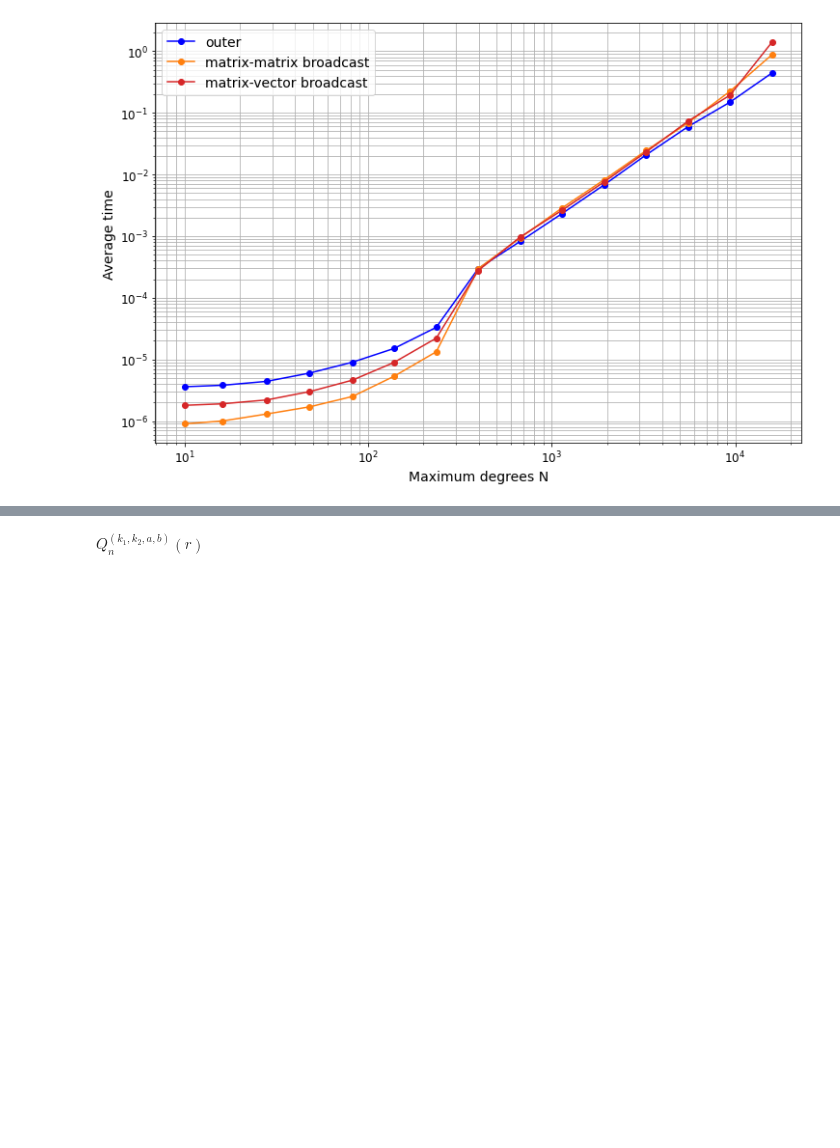
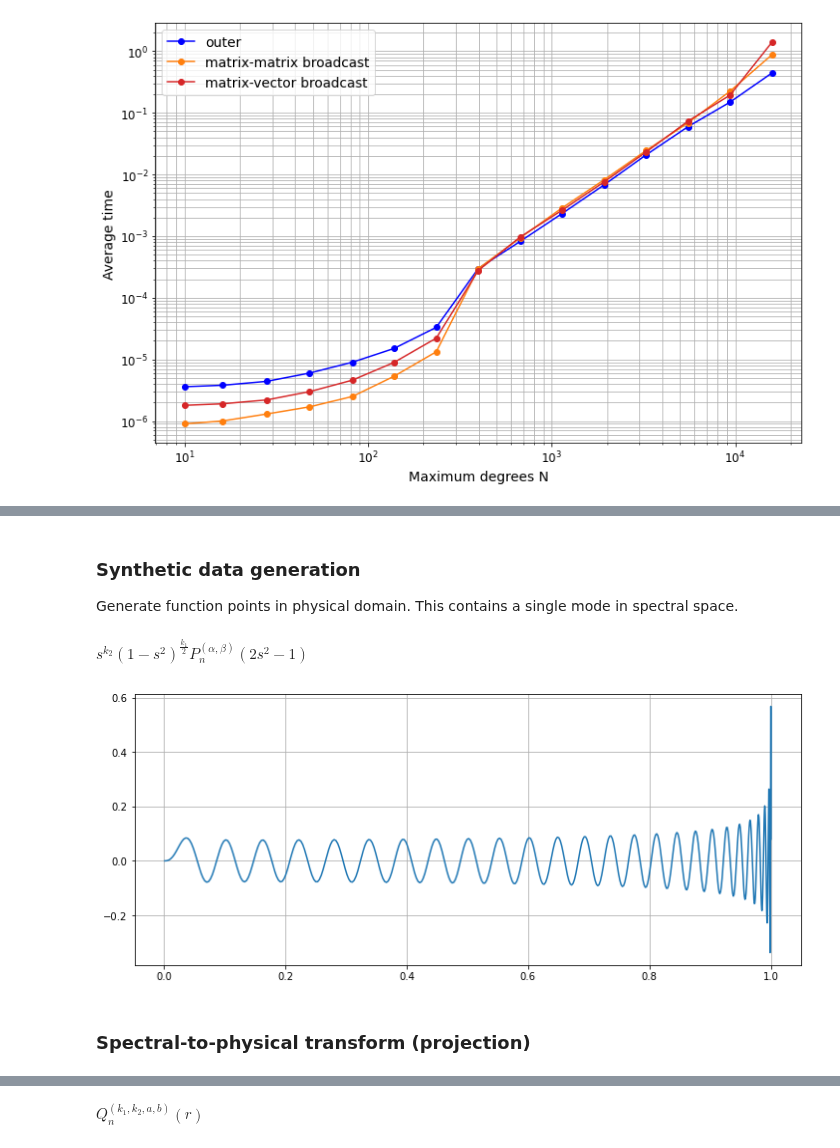
Before and after one commit to GentleMin/PlesioGeostroPy, a Jupyter notebook: Tests.ipynb, the cells around one changed output, grey strips where cells are left out. Cells and saved outputs as stored; diff of their text form; code cells hidden in the pictures; blank space fills up the shorter version.

```diff
--- a/Tests.ipynb
+++ b/Tests.ipynb
@@ -1769,0 +1859,43 @@ plt.show()
+# %% [markdown]
+### Synthetic data generation
+
+Generate function points in physical domain. This contains a single mode in spectral space.
+# %%
+import sympy as sym
+import gmpy2 as gp
+from pg_utils.sympy_supp import functions as supp_f
+from pg_utils.numerics import basis
+from pg_utils.numerics import utils as nutils
+from pg_utils.pg_model import core
+from pg_utils.pg_model import expansion as xpd
+from pg_utils.pg_model import expand_conjugate_ext as xpd_cfg
+
+k1, k2 = sym.symbols('k_1, k_2', integer=True)
+a_sym, b_sym = sym.symbols(r'\alpha, \beta', real=True)
+
+func = supp_f.jacobi_polar(xpd.n, k1, k2, a_sym, b_sym, core.s).rewrite(sym.jacobi)
+display(func)
+# %% [output]
+$\displaystyle s^{k_{2}} \left(1 - s^{2}\right)^{\frac{k_{1}}{2}} P_{n}^{\left(\alpha,\beta\right)}\left(2 s^{2} - 1\right)$
+# %%
+params = {
+    core.H: core.H_s,
+    k1: 1,
+    k2: 3,
+    a_sym: 1,
+    b_sym: sym.Rational(5, 2)
+}
+
+f_eval = sym.lambdify([xpd.n, core.s], func.subs(params), modules=['numpy', 'scipy'])
+
+x_arr, _ = specfun.roots_chebyt(500)
+s_arr = np.sqrt((1 + x_arr)/2)
+
+fig, ax = plt.subplots(figsize=(12, 5))
+ax.plot(s_arr, f_eval(50, s_arr))
+ax.grid(which='both')
+plt.show()
+# %% [output]
+[figure, added]
+# %% [markdown]
+### Spectral-to-physical transform (projection)
```
Also changed, not shown: parts of 49 cells of this notebook, 5 other files.
